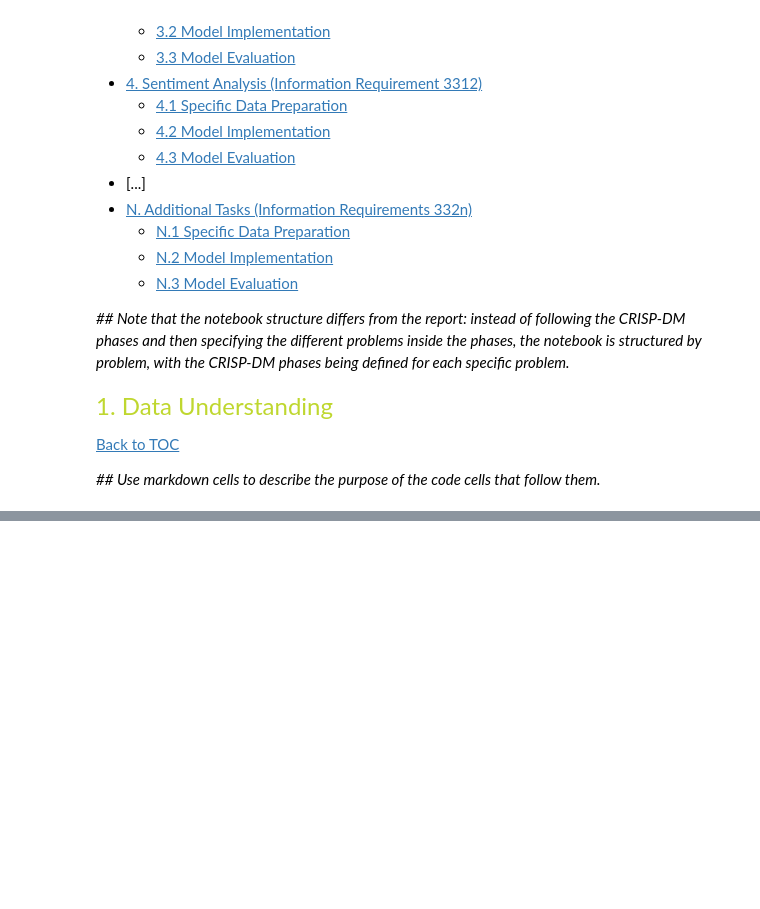
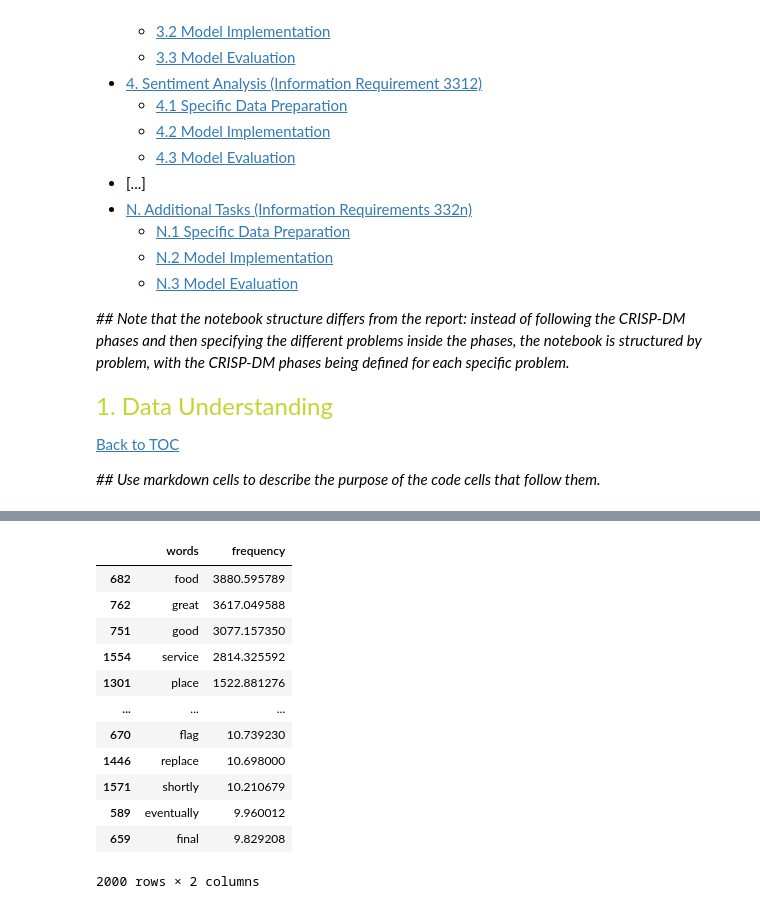
Before and after one commit to Dari212/TextMiningProject, a Jupyter notebook: TM2526_project_sow_Annex_B_Notebook_Template.ipynb, the cells around one changed output, grey strips where cells are left out. Cells and saved outputs as stored; diff of their text form; code cells hidden in the pictures; blank space fills up the shorter version.

```diff
--- a/TM2526_project_sow_Annex_B_Notebook_Template.ipynb
+++ b/TM2526_project_sow_Annex_B_Notebook_Template.ipynb
@@ -52,0 +223,31 @@ text_mining_project_simulator()
+# %%
+dataset_sent["preprocessed_text_tfidf"] = dataset_sent["text"].apply(lambda content: utils.main_pipeline(content,
+                                                                            print_output = False,
+                                                                            no_stopwords = True,
+                                                                            lemmatized = False,
+                                                                            stemmed = False,
+                                                                            tokenized_output = False,
+                                                                            no_emojis = False,
+                                                                            no_punctuation = False))
+# %%
+tfidf_vectorizer = TfidfVectorizer(token_pattern=r"(?u)\b\w+\b", lowercase=True, stop_words="english", max_features = 2000)
+idf_vectorized_matrix = tfidf_vectorizer.fit_transform(dataset_sent["preprocessed_text_tfidf"]).toarray()
+dataset_sent["initial_tfidf_vector"] = list(idf_vectorized_matrix)
+tfidf_word_list = tfidf_vectorizer.get_feature_names_out()
+# %%
+raw_tfidf_vocab = utils.word_freq_calculator(idf_vectorized_matrix, tfidf_word_list)
+raw_tfidf_vocab
+# %% [output]
+|  | words | frequency |
+| 682 | food | 3880.595789 |
+| 762 | great | 3617.049588 |
+| 751 | good | 3077.157350 |
+| 1554 | service | 2814.325592 |
+| 1301 | place | 1522.881276 |
+| ... | ... | ... |
+| 670 | flag | 10.739230 |
+| 1446 | replace | 10.698000 |
+| 1571 | shortly | 10.210679 |
+| 589 | eventually | 9.960012 |
+| 659 | final | 9.829208 |
+2000 rows × 2 columns
```
Also changed, not shown: parts of 36 cells of this notebook, 1 other file.
